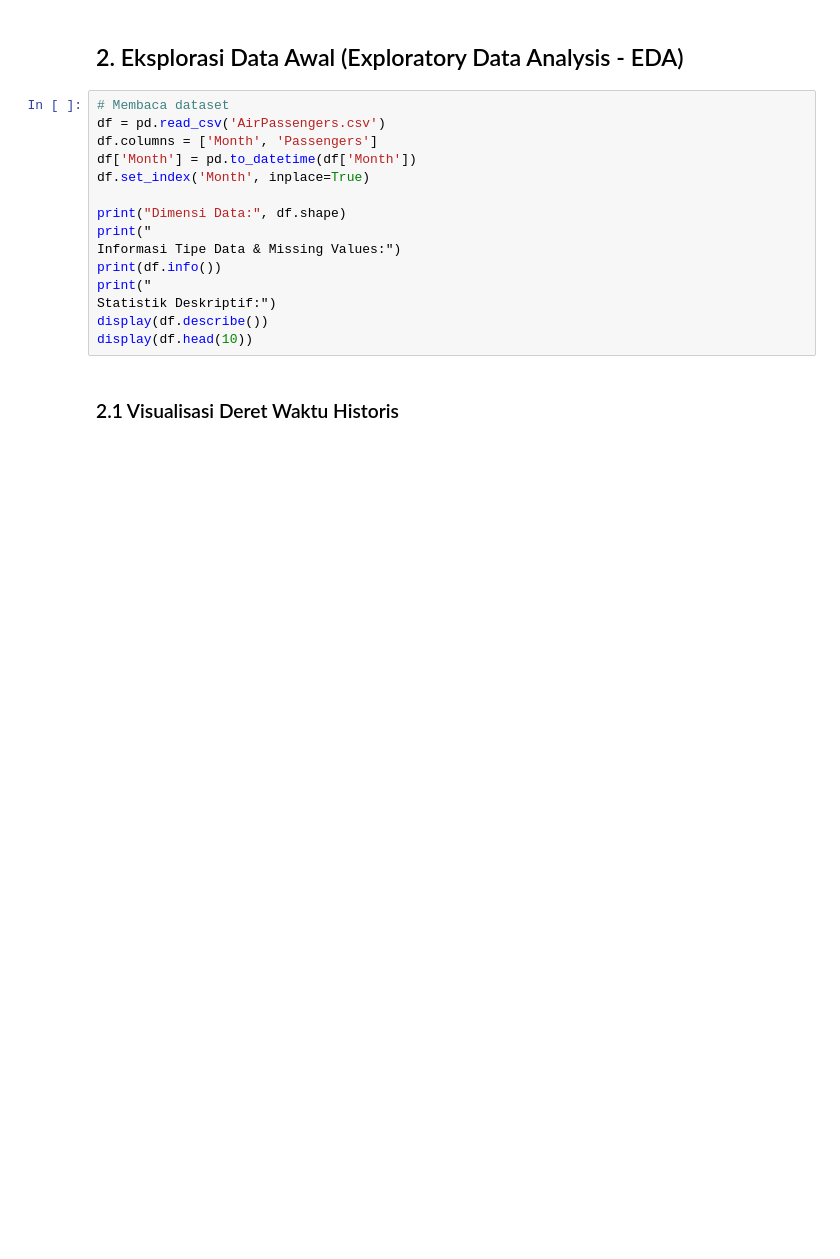
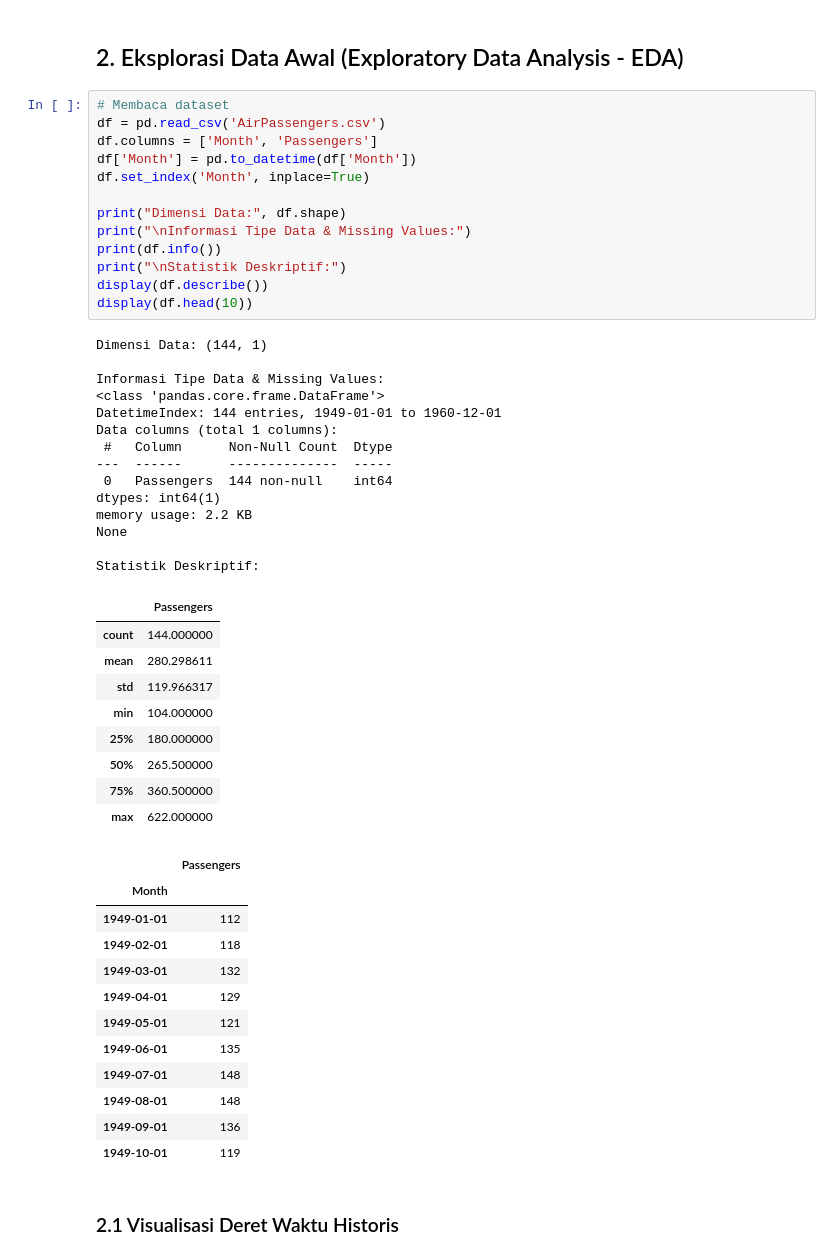
Before and after one commit to ipan1324/tugas-TA04-ML, a Jupyter notebook: notebook.ipynb, the cells around one changed output. Saved outputs shown, nothing was run; the diff lists cells and outputs as text; blank space fills up the shorter version.

```diff
--- a/notebook.ipynb
+++ b/notebook.ipynb
@@ -52,18 +55,52 @@ print("GPU Available:", tf.config.list_physical_devices('GPU'))
 # %%
 # Membaca dataset
 df = pd.read_csv('AirPassengers.csv')
 df.columns = ['Month', 'Passengers']
 df['Month'] = pd.to_datetime(df['Month'])
 df.set_index('Month', inplace=True)
 
 print("Dimensi Data:", df.shape)
-print("
-Informasi Tipe Data & Missing Values:")
+print("\nInformasi Tipe Data & Missing Values:")
 print(df.info())
-print("
-Statistik Deskriptif:")
+print("\nStatistik Deskriptif:")
 display(df.describe())
 display(df.head(10))
+# %% [output]
+Dimensi Data: (144, 1)
+
+Informasi Tipe Data & Missing Values:
+<class 'pandas.core.frame.DataFrame'>
+DatetimeIndex: 144 entries, 1949-01-01 to 1960-12-01
+Data columns (total 1 columns):
+ #   Column      Non-Null Count  Dtype
+---  ------      --------------  -----
+ 0   Passengers  144 non-null    int64
+dtypes: int64(1)
+memory usage: 2.2 KB
+None
+
+Statistik Deskriptif:
+|  | Passengers |
+| count | 144.000000 |
+| mean | 280.298611 |
+| std | 119.966317 |
+| min | 104.000000 |
+| 25% | 180.000000 |
+| 50% | 265.500000 |
+| 75% | 360.500000 |
+| max | 622.000000 |
+|  | Passengers |
+| Month |  |
+| 1949-01-01 | 112 |
+| 1949-02-01 | 118 |
+| 1949-03-01 | 132 |
+| 1949-04-01 | 129 |
+| 1949-05-01 | 121 |
+| 1949-06-01 | 135 |
+| 1949-07-01 | 148 |
+| 1949-08-01 | 148 |
+| 1949-09-01 | 136 |
+| 1949-10-01 | 119 |
 # %% [markdown]
 ### 2.1 Visualisasi Deret Waktu Historis
 # %%
```
Also changed, not shown: parts of 13 cells of this notebook.
